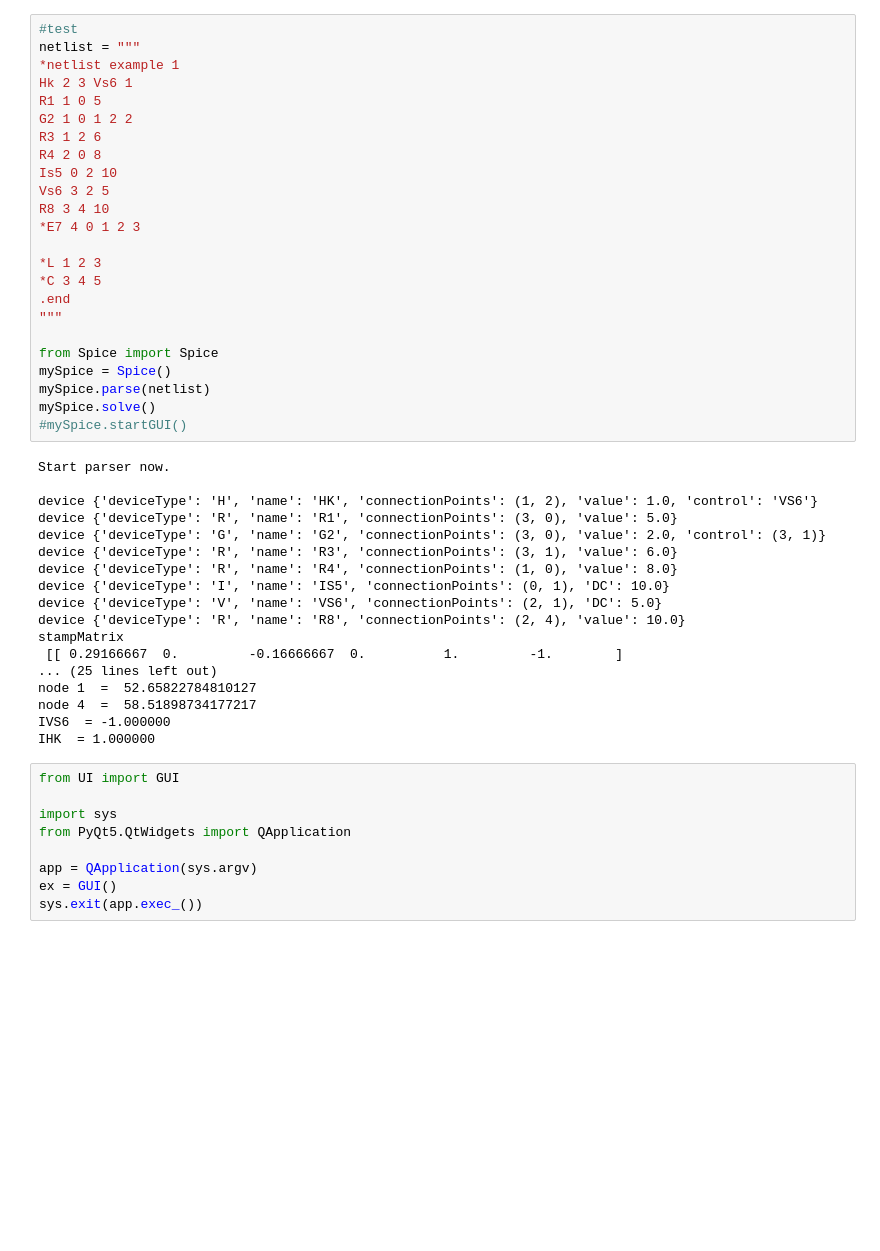
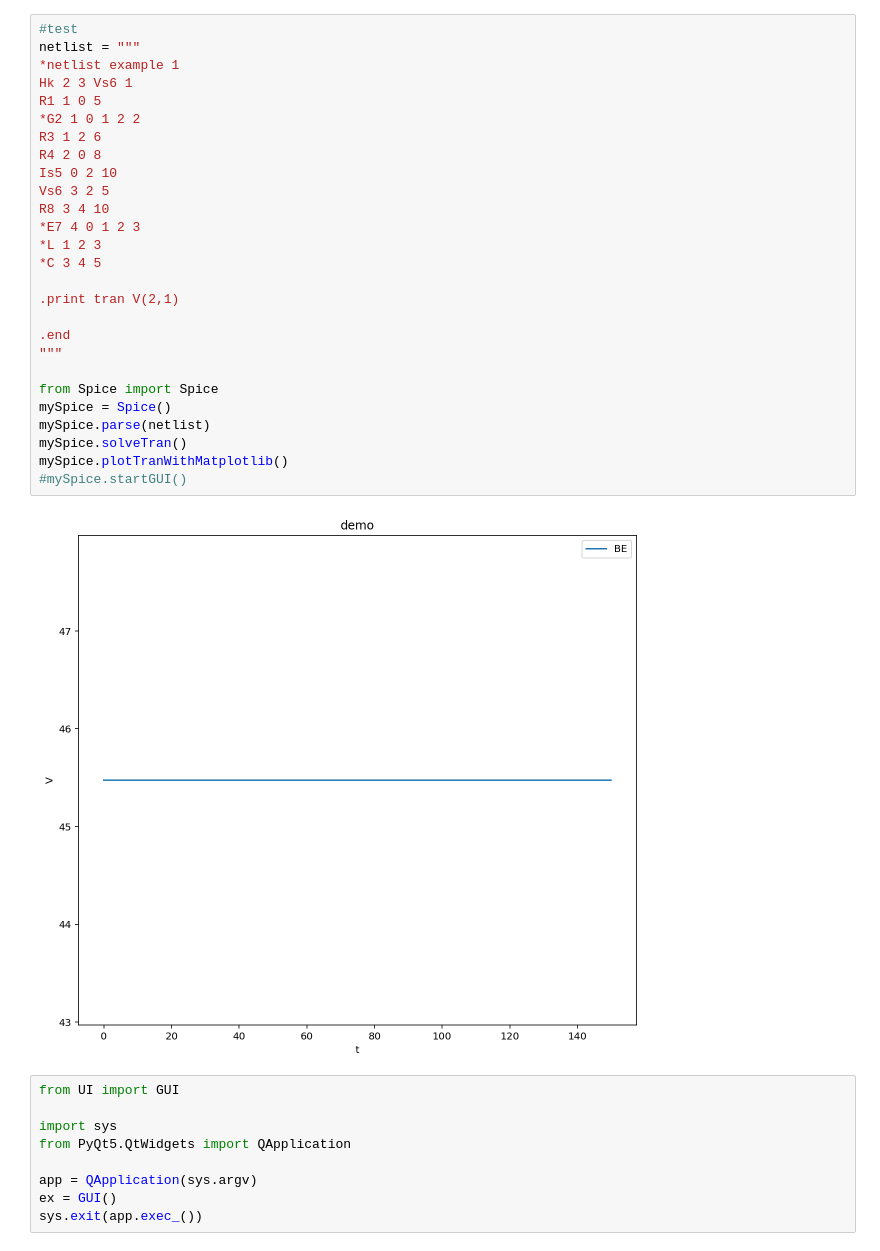
Before and after one commit to GaryYuyjl/EDAproject, a Jupyter notebook: 未命名.ipynb, the cells around one changed output. Drawn from its saved outputs; the diff is of its cells as text; blank space fills up the shorter version.

```diff
--- a/未命名.ipynb
+++ b/未命名.ipynb
@@ -35,45 +21,32 @@ result
 # %%
 #test
 netlist = """
 *netlist example 1
 Hk 2 3 Vs6 1
 R1 1 0 5
-G2 1 0 1 2 2
+*G2 1 0 1 2 2
 R3 1 2 6
 R4 2 0 8
 Is5 0 2 10
 Vs6 3 2 5
 R8 3 4 10
 *E7 4 0 1 2 3
-
 *L 1 2 3
 *C 3 4 5
+
+.print tran V(2,1)
+
 .end
 """
 
 from Spice import Spice
 mySpice = Spice()
 mySpice.parse(netlist)
-mySpice.solve()
+mySpice.solveTran()
+mySpice.plotTranWithMatplotlib()
 #mySpice.startGUI()
 # %% [output]
-Start parser now.
-
-device {'deviceType': 'H', 'name': 'HK', 'connectionPoints': (1, 2), 'value': 1.0, 'control': 'VS6'}
-device {'deviceType': 'R', 'name': 'R1', 'connectionPoints': (3, 0), 'value': 5.0}
-device {'deviceType': 'G', 'name': 'G2', 'connectionPoints': (3, 0), 'value': 2.0, 'control': (3, 1)}
-device {'deviceType': 'R', 'name': 'R3', 'connectionPoints': (3, 1), 'value': 6.0}
-device {'deviceType': 'R', 'name': 'R4', 'connectionPoints': (1, 0), 'value': 8.0}
-device {'deviceType': 'I', 'name': 'IS5', 'connectionPoints': (0, 1), 'DC': 10.0}
-device {'deviceType': 'V', 'name': 'VS6', 'connectionPoints': (2, 1), 'DC': 5.0}
-device {'deviceType': 'R', 'name': 'R8', 'connectionPoints': (2, 4), 'value': 10.0}
-stampMatrix
- [[ 0.29166667  0.         -0.16666667  0.          1.         -1.        ]
-... (25 lines left out)
-node 1  =  52.65822784810127
-node 4  =  58.51898734177217
-IVS6  = -1.000000
-IHK  = 1.000000
+[figure, added]
 # %%
 from UI import GUI
 
```
Also changed, not shown: parts of 5 cells of this notebook, 12 other files.
